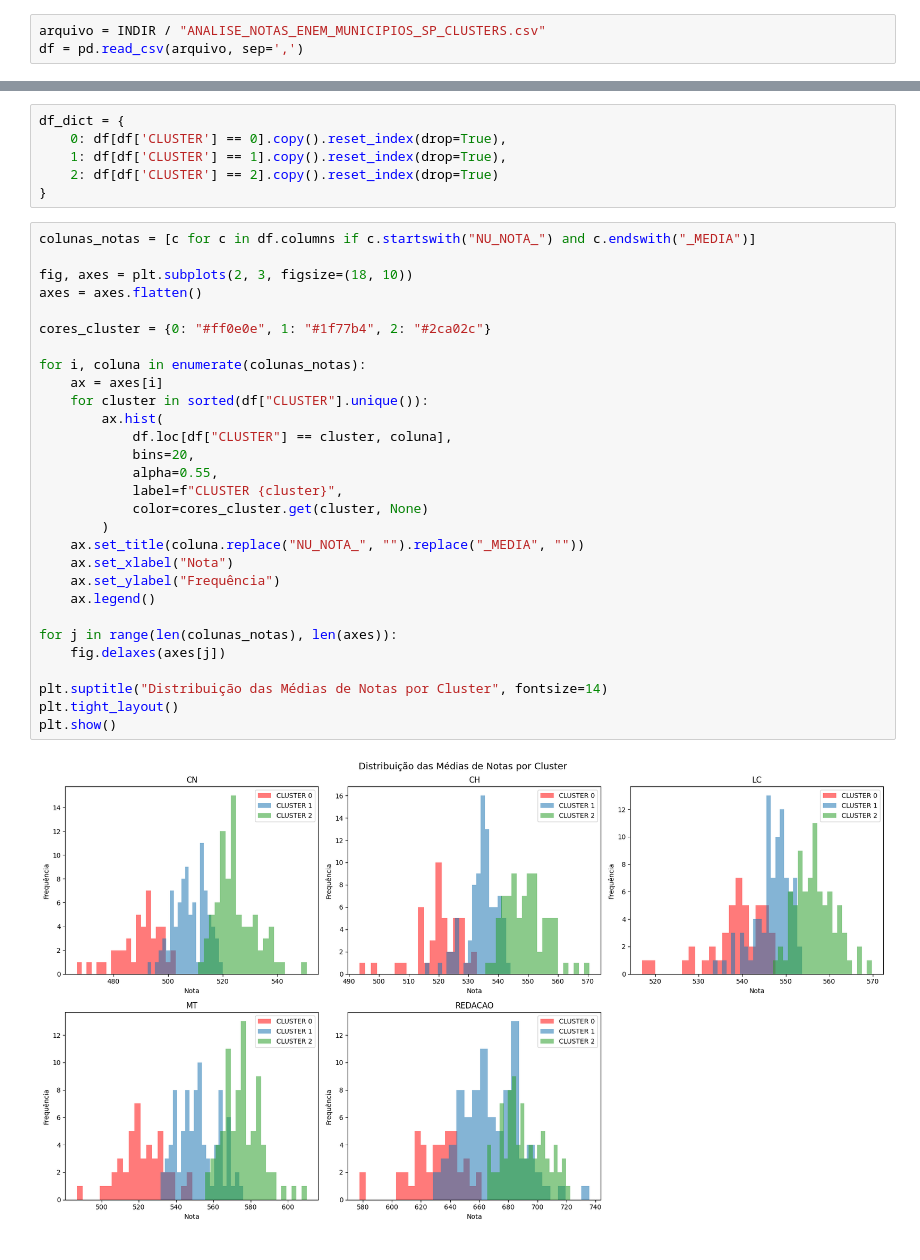
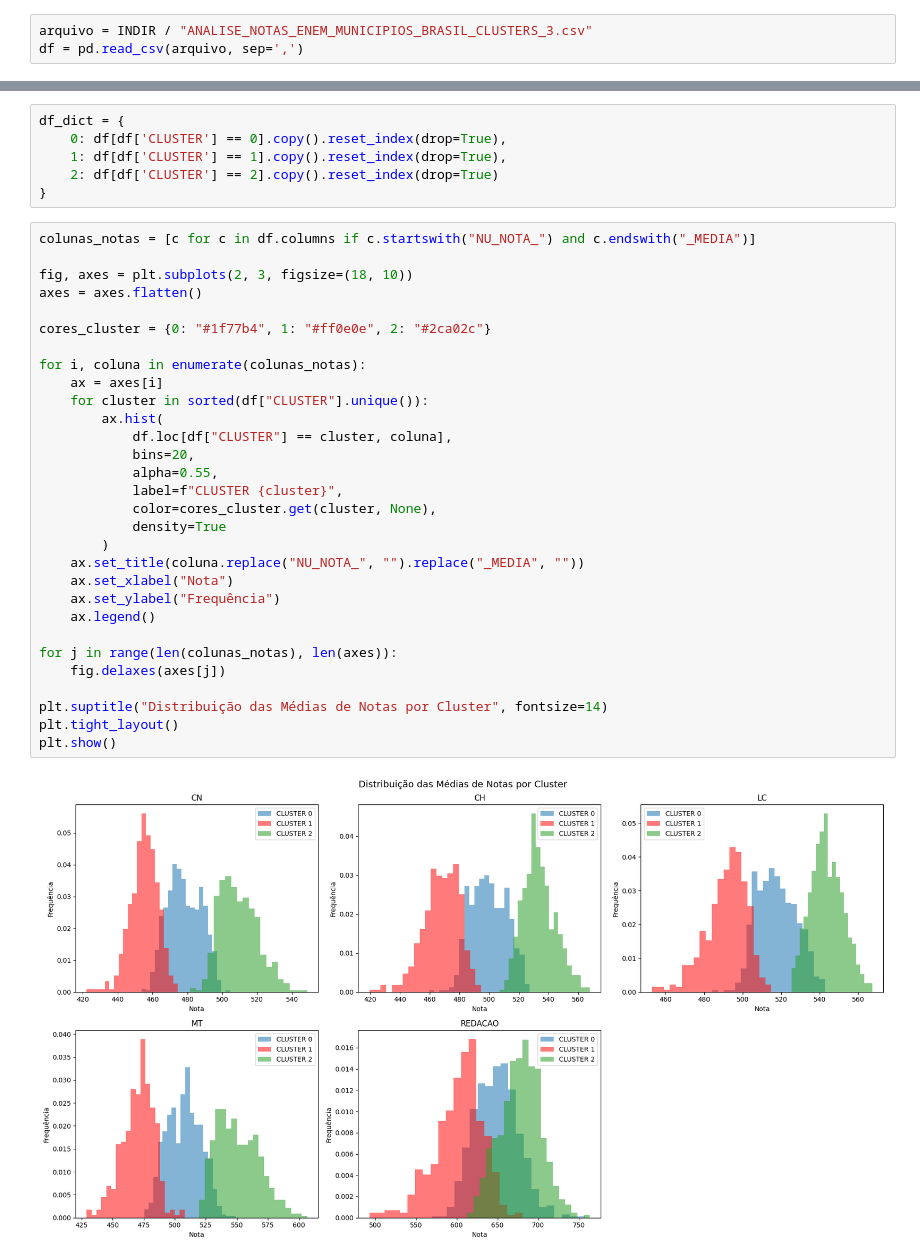
Before and after one commit to lucasamtaylor01/enem, a Jupyter notebook: 04.ipynb, the cells around one changed output, grey strips where cells are left out. Saved outputs shown, nothing was run; the diff lists cells and outputs as text.

Commit message:
Resultados Brasil 2024

```diff
--- a/04.ipynb
+++ b/04.ipynb
@@ -9,7 +11,7 @@ OUTDIR = Path("data/data_processed")
 
 OUTDIR.mkdir(parents=True, exist_ok=True)
 # %%
-arquivo = INDIR / "ANALISE_NOTAS_ENEM_MUNICIPIOS_SP_CLUSTERS.csv"
+arquivo = INDIR / "ANALISE_NOTAS_ENEM_MUNICIPIOS_BRASIL_CLUSTERS_3.csv"
 df = pd.read_csv(arquivo, sep=',')
 # %%
 df.head()
@@ -29,32 +31,33 @@ df_dict = {
 # %%
 colunas_notas = [c for c in df.columns if c.startswith("NU_NOTA_") and c.endswith("_MEDIA")]
 
 fig, axes = plt.subplots(2, 3, figsize=(18, 10))
 axes = axes.flatten()
 
-cores_cluster = {0: "#ff0e0e", 1: "#1f77b4", 2: "#2ca02c"}
+cores_cluster = {0: "#1f77b4", 1: "#ff0e0e", 2: "#2ca02c"}
 
 for i, coluna in enumerate(colunas_notas):
     ax = axes[i]
     for cluster in sorted(df["CLUSTER"].unique()):
         ax.hist(
             df.loc[df["CLUSTER"] == cluster, coluna],
             bins=20,
             alpha=0.55,
             label=f"CLUSTER {cluster}",
-            color=cores_cluster.get(cluster, None)
+            color=cores_cluster.get(cluster, None),
+            density=True
         )
     ax.set_title(coluna.replace("NU_NOTA_", "").replace("_MEDIA", ""))
     ax.set_xlabel("Nota")
     ax.set_ylabel("Frequência")
     ax.legend()
 
 for j in range(len(colunas_notas), len(axes)):
     fig.delaxes(axes[j])
 
 plt.suptitle("Distribuição das Médias de Notas por Cluster", fontsize=14)
 plt.tight_layout()
 plt.show()
 # %% [output]
-[figure, old version]
+[figure, new version]
 # %%
```
Also changed, not shown: parts of 3 cells of this notebook, 3 other files.
